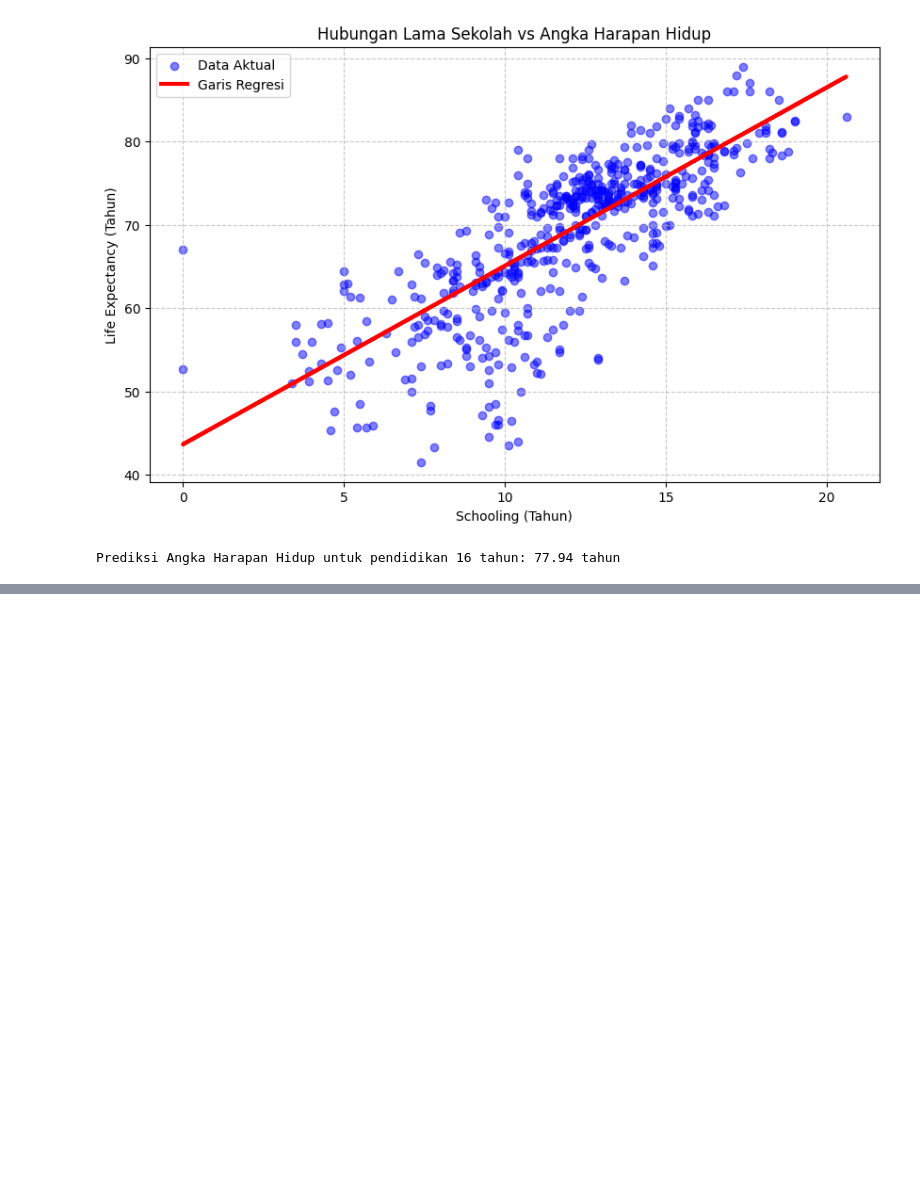
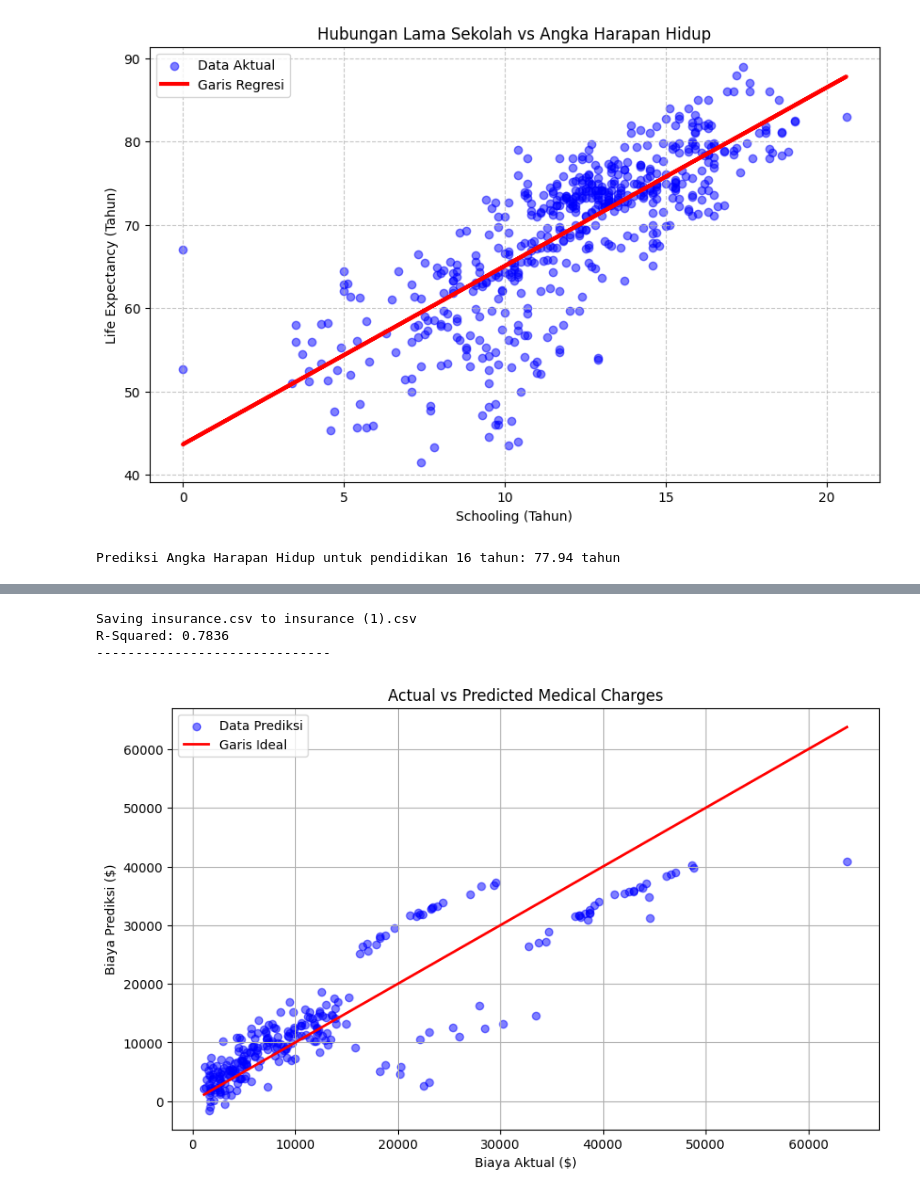
Before and after one commit to meryymarta/DataMining, a Jupyter notebook: Week6_Regression.ipynb, the cells around one changed output, grey strips where cells are left out. Drawn from its saved outputs; the diff is of its cells as text; code cells hidden in the pictures; blank space fills up the shorter version.

```diff
--- a/Week6_Regression.ipynb
+++ b/Week6_Regression.ipynb
@@ -344,0 +342,54 @@ Prediksi Angka Harapan Hidup untuk pendidikan 16 tahun: 77.94 tahun
+# %%
+#TUGAS 1
+#LINEAR REGRESSION - INSURANCE
+
+import pandas as pd
+import numpy as np
+import matplotlib.pyplot as plt
+import seaborn as sns
+from sklearn.model_selection import train_test_split
+from sklearn.linear_model import LinearRegression
+from sklearn.metrics import mean_squared_error, r2_score
+
+#Load Dataset
+from google.colab import files
+uploaded = files.upload()
+
+df = pd.read_csv('insurance.csv')
+
+#Preprocessing
+#Merubah Smoker & Sex menjadi angka (1/0)
+df['smoker'] = df['smoker'].apply(lambda x: 1 if x == 'yes' else 0)
+df['sex'] = df['sex'].apply(lambda x: 1 if x == 'female' else 0)
+
+#One-hot encoding untuk Region
+df = pd.get_dummies(df, columns=['region'], drop_first=True)
+
+#Menyiapkan Data
+X = df.drop('charges', axis=1)
+y = df['charges']
+
+#Split data
+X_train, X_test, y_train, y_test = train_test_split(X, y, test_size=0.2, random_state=42)
+
+#Melatih Model
+model = LinearRegression()
+model.fit(X_train, y_train)
+
+#Prediksi dan Evaluasi
+y_pred = model.predict(X_test)
+
+print(f"R-Squared: {r2_score(y_test, y_pred):.4f}")
+print("-" * 30)
+
+#Visualisasi: Actual vs Predicted
+plt.figure(figsize=(10, 6))
+plt.scatter(y_test, y_pred, color='blue', alpha=0.5, label='Data Prediksi')
+plt.plot([y_test.min(), y_test.max()], [y_test.min(), y_test.max()], color='red', lw=2, label='Garis Ideal')
+plt.xlabel('Biaya Aktual ($)')
+plt.ylabel('Biaya Prediksi ($)')
+plt.title('Actual vs Predicted Medical Charges')
+plt.legend()
+plt.grid(True)
+plt.show()
+# %% [output]
@@ -345,3 +397,7 @@ Prediksi Angka Harapan Hidup untuk pendidikan 16 tahun: 77.94 tahun
+Saving insurance.csv to insurance (1).csv
+R-Squared: 0.7836
+------------------------------
+[figure, added]
 # %%
 #TUGAS 3
 #membuat prediksi Polynomial regression pada data harga labu
```
Also changed, not shown: parts of 2 cells of this notebook.
